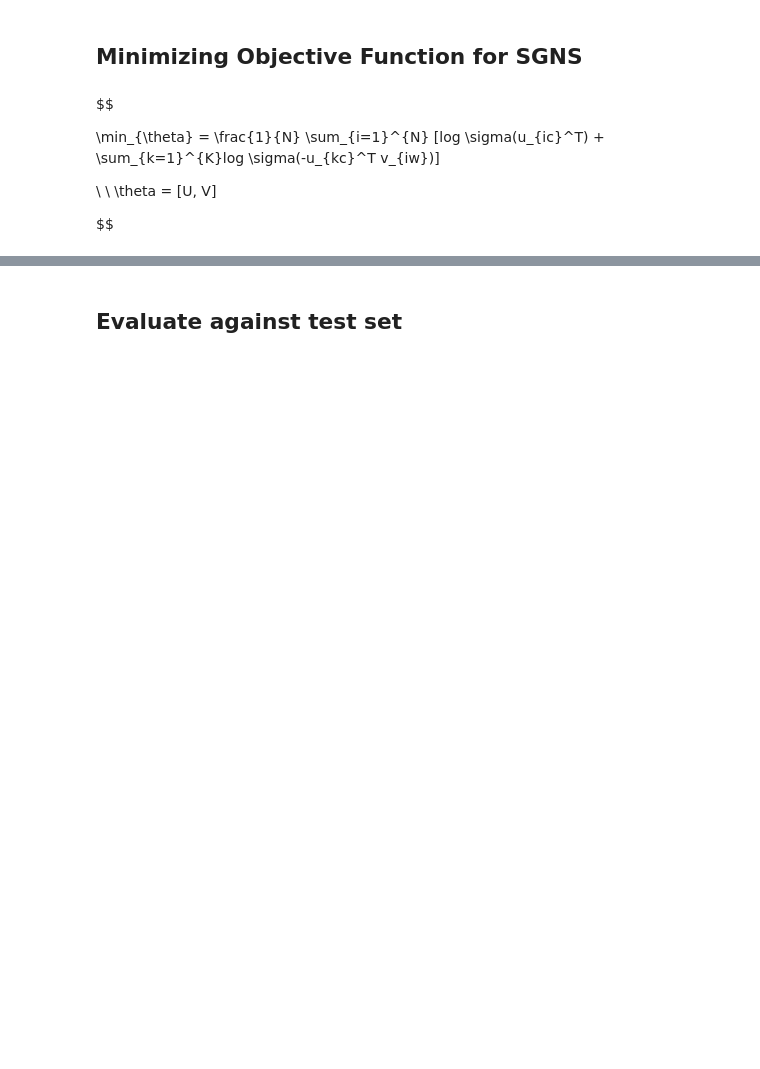
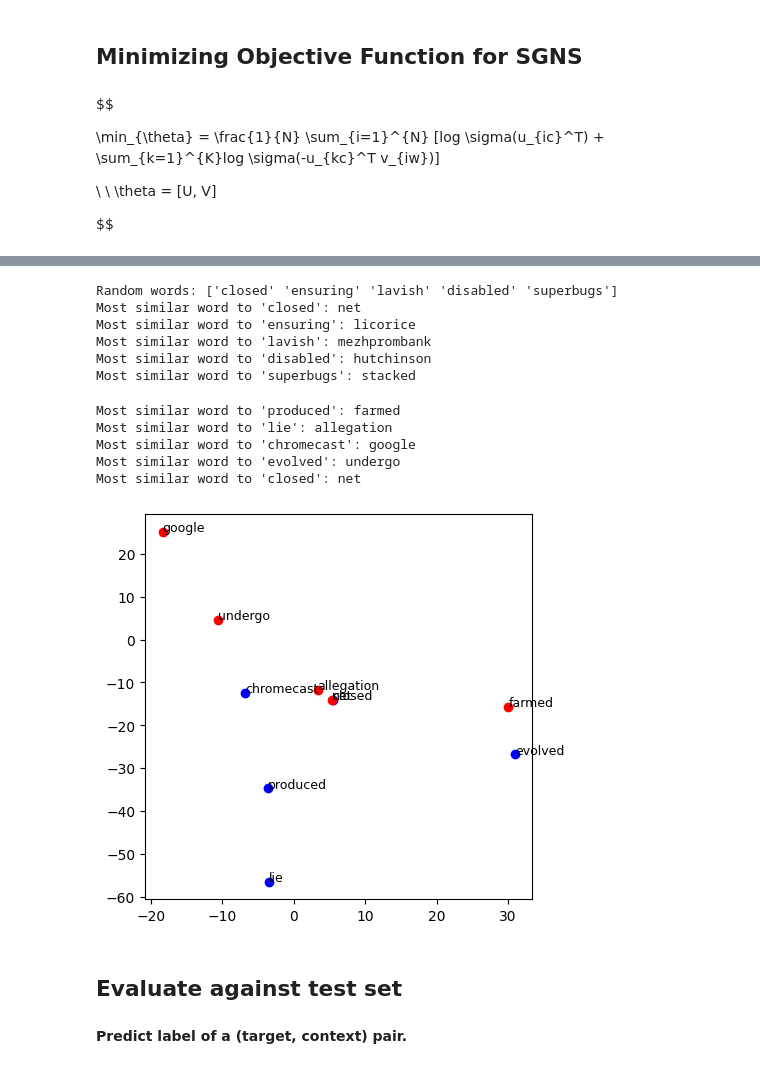
Before and after one commit to kclzl-nus/Word-Embeddings, a Jupyter notebook: SGNS-partial-derivatives.ipynb, the cells around one changed output, grey strips where cells are left out. Saved outputs shown, nothing was run; the diff lists cells and outputs as text; code cells hidden in the pictures; blank space fills up the shorter version.

Commit message:
added evaluation metric, saved word embeddings as CSV in data/processed_data/

```diff
--- a/SGNS-partial-derivatives.ipynb
+++ b/SGNS-partial-derivatives.ipynb
@@ -554,2 +503,63 @@ print(f'U_trained shape: {U_trained.shape}')
+# %%
+# select n random words from the vocab list
+n = 5
+random_words = np.random.choice(list(vocab.keys()), n)
+print(f'Random words: {random_words}')
+
+# get the embedding vectors of the random words
+random_words_idx = [vocab[word] for word in random_words]
+
+# find the most similar word to the random words
+for i, word in enumerate(random_words):
+    print(f"Most similar word to '{word}': {most_similar_word(random_words_idx[i], V_trained)}")
+# %% [output]
+Random words: ['closed' 'ensuring' 'lavish' 'disabled' 'superbugs']
+Most similar word to 'closed': net
+Most similar word to 'ensuring': licorice
+Most similar word to 'lavish': mezhprombank
+Most similar word to 'disabled': hutchinson
+Most similar word to 'superbugs': stacked
+# %%
+words = ['produced', 'lie', 'chromecast', 'evolved', 'closed']
+# find most similar words
+for word in words:
+    word_idx = vocab[word]
+    print(f"Most similar word to '{word}': {most_similar_word(word_idx, V_trained)}")
+# %% [output]
+Most similar word to 'produced': farmed
+Most similar word to 'lie': allegation
+Most similar word to 'chromecast': google
+Most similar word to 'evolved': undergo
+Most similar word to 'closed': net
+# %%
+# plot t-SNE
+tsne = TSNE(n_components=2, random_state=0)
+V_trained_tsne = tsne.fit_transform(V_trained.T)
+
+# plot only selected words in the list
+target_words = ['produced', 'lie', 'chromecast', 'evolved', 'closed']
+similar_words = [most_similar_word(vocab[word], V_trained) for word in words]
+
+target_indices = [vocab[word] for word in words]
+similar_indices = [vocab[word] for word in similar_words]
+V_trained_tsne_target_words = V_trained_tsne[target_indices]
+V_trained_tsne_similar_words = V_trained_tsne[similar_indices]
+# %%
+# plot the t-sne graph, labelling the data point with the words
+plt.figure(figsize=(5, 5))
+plt.scatter(V_trained_tsne_target_words[:, 0], V_trained_tsne_target_words[:, 1], color='blue')
+plt.scatter(V_trained_tsne_similar_words[:, 0], V_trained_tsne_similar_words[:, 1], color='red')
+
+# label the data points with its corresponding words slightly above each data point
+for i, word in enumerate(words):
+    x, y = V_trained_tsne_target_words[i]
+    plt.text(x, y+0.1, word, fontsize=9)
+
+    x, y = V_trained_tsne_similar_words[i]
+    plt.text(x, y+0.1, similar_words[i], fontsize=9)
+# %% [output]
+[figure, added]
 # %% [markdown]
 ## Evaluate against test set
+# %% [markdown]
+**Predict label of a (target, context) pair.**
```
Also changed, not shown: parts of 22 cells of this notebook.
